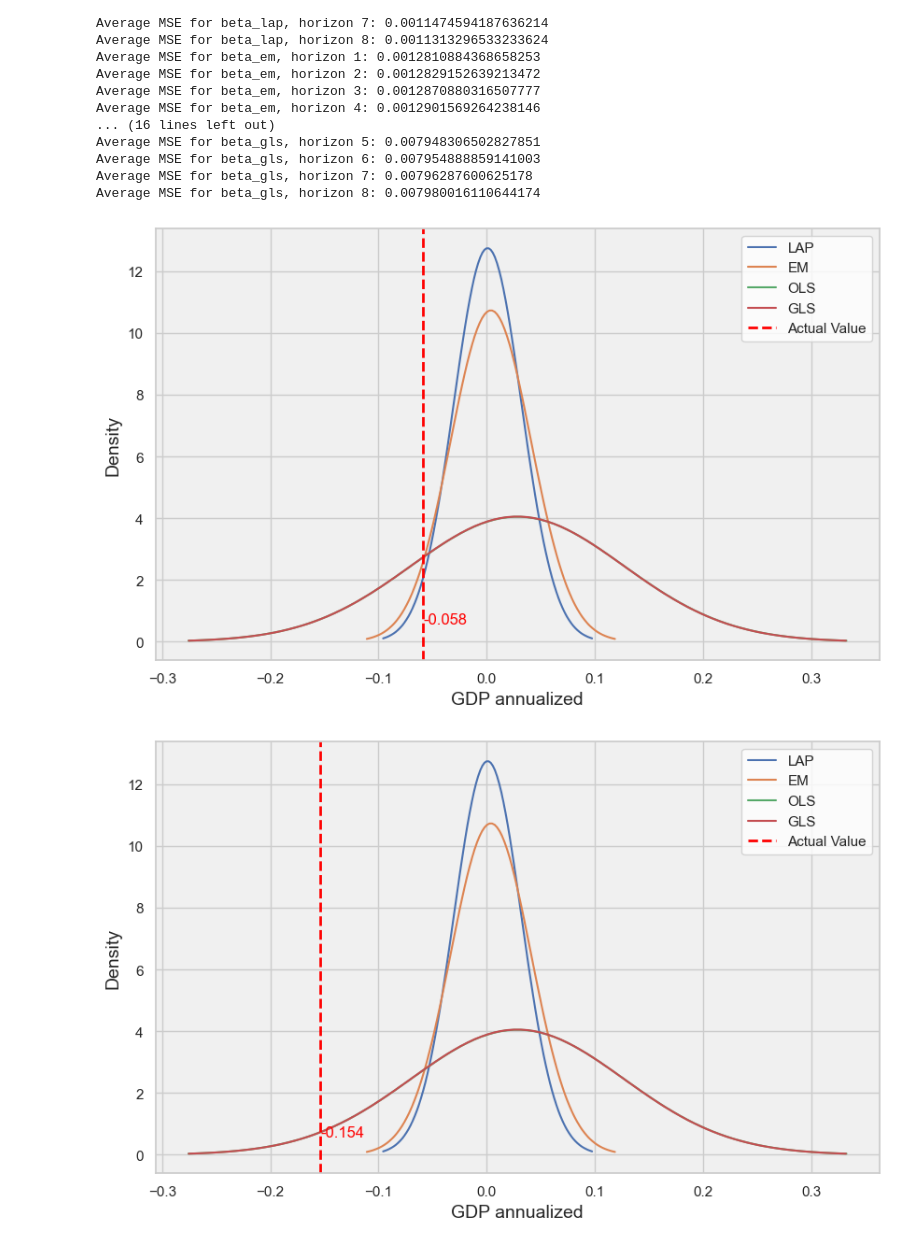
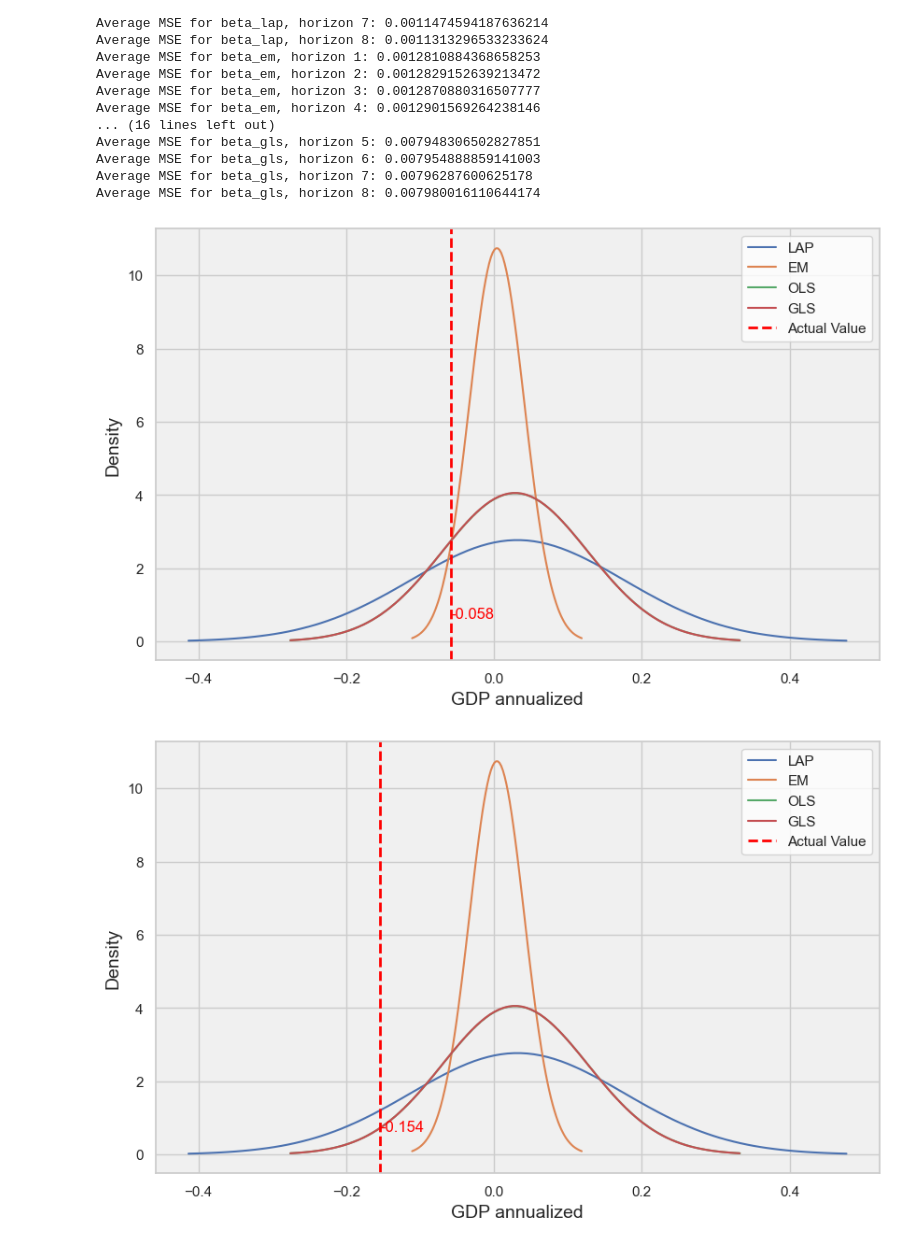
Before and after one commit to FrancescaBelloni/GLS-Quantile-Regression-Asymmetric-Laplace, a Jupyter notebook: EA_GDP.ipynb, the cells around one changed output. Saved outputs shown, nothing was run; the diff lists cells and outputs as text; code cells hidden in the pictures.

```diff
--- a/EA_GDP.ipynb
+++ b/EA_GDP.ipynb
@@ -675,8 +668,8 @@ df = df.set_index('TIME')
 
 horizons = [1, 2, 3, 4, 5, 6, 7, 8]
 
-#beta_lap = np.array([0.00774911, 0.79202651, -0.02741974])
-beta_lap = np.array([0.0009, 0.8211, -0.0327])
+beta_lap = np.array([-0.1448, 0.1277, 0.9000])
+#beta_lap = np.array([0.0009, 0.8211, -0.0327]) wrong
 beta_em = np.array([0.00787901, 0.93787018, -0.05776727])
 beta_ols = np.array([0.148382, -0.03524024, -0.61258415])
 beta_gls = np.array([0.1480470, -0.0308996, -0.6116255])
@@ -816,7 +809,8 @@ df = df.set_index('TIME')
 
 horizons = [1, 2, 3, 4, 5, 6, 7, 8]
 
-beta_lap = np.array([0.00774911, 0.79202651, -0.02741974])
+#beta_lap = np.array([0.00774911, 0.79202651, -0.02741974])
+beta_lap = np.array([-0.1448, 0.1277, 0.9000])
 beta_em = np.array([0.00787901, 0.93787018, -0.05776727])
 beta_ols = np.array([0.148382, -0.03524024, -0.61258415])
 beta_gls = np.array([0.1480470, -0.0308996, -0.6116255])
@@ -996,7 +990,8 @@ df = df.set_index('TIME')
 
 horizon = 1
 
-beta_lap = np.array([0.0009, 0.8211, -0.0327])
+#beta_lap = np.array([0.0009, 0.8211, -0.0327])
+beta_lap = np.array([-0.1448, 0.1277, 0.9000])
 beta_em = np.array([0.00787901, 0.93787018, -0.05776727])
 beta_ols = np.array([0.148382, -0.03524024, -0.61258415])
 beta_gls = np.array([0.1480470, -0.0308996, -0.6116255])
@@ -1013,34 +1008,34 @@ sns.set(style="whitegrid")
 fig, ax = plt.subplots(figsize=(10, 6))
 
 # Plot the predictive densities for each model
 for i, (beta, beta_name) in enumerate(zip(betas, beta_names)):
     mse_list, predictive_densities = recursive_poos(df_complete, horizon, beta)
 
     if predictive_densities:
         predictive_density = predictive_densities[0]
         y = np.linspace(predictive_density.ppf(0.001), predictive_density.ppf(0.999), 100)
         density = predictive_density.pdf(y)
         # Plot the density
         ax.plot(y, density, label=f'{beta_name}')
 
 # Plot the actual value of y as a vertical line
 actual_value = df.loc[vintage, 'GDPgrowth(annualized)']
 #ax.text(actual_value, 0.05, f'Actual Value: {actual_value:.3f}', color='red', fontsize=12, ha='center', va='center')
 ax.text(actual_value, 0.95, f'{actual_value:.3f}', color='red', fontsize=12,
         ha='left', va='top')
 
 
 ax.axvline(actual_value, color='red', linestyle='--', linewidth=2, label='Actual Value')
 # Add a background color to the plot
 ax.set_facecolor('#f0f0f0')
 # Set the plot title and labels
 #ax.set_title(f'Predictive Densities for Vintage 2009-Q1', fontsize=16)
 ax.set_xlabel('GDP annualized', fontsize=14)
 ax.set_ylabel('Density', fontsize=14)
 ax.legend()
 plt.show()
 # %% [output]
-[figure, old version]
+[figure, new version]
 # %%
 #Plot Vintage 2020-Q2
 vintage = np.datetime64('2020-04-01')
@@ -1071,4 +1066,4 @@ ax.set_ylabel('Density', fontsize=14)
 ax.legend()
 plt.show()
 # %% [output]
-[figure, old version]
+[figure, new version]
```
Also changed, not shown: parts of 8 cells of this notebook, 2 other files.
